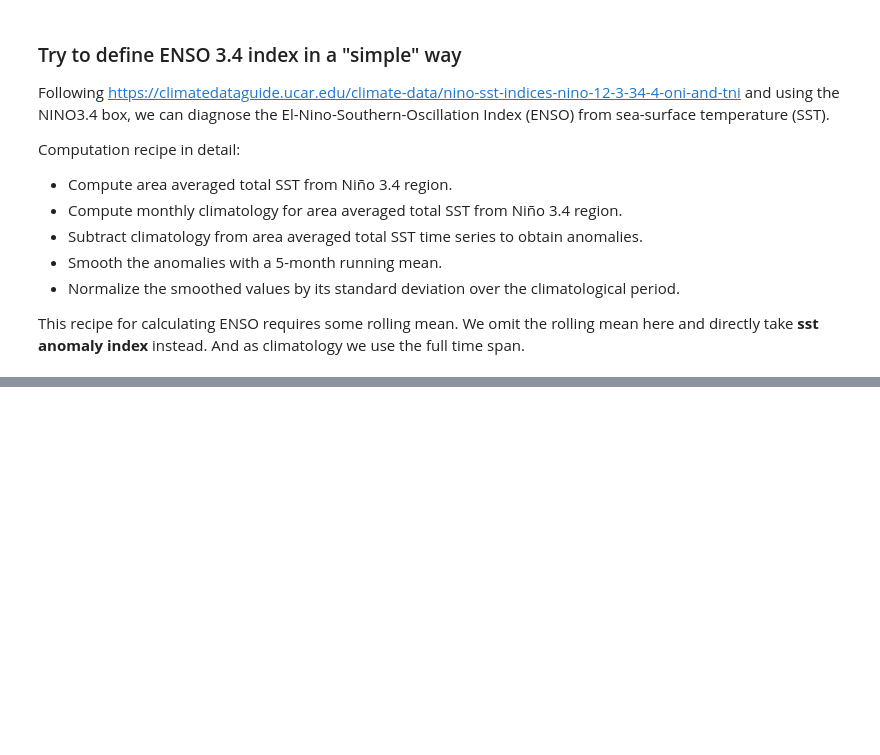
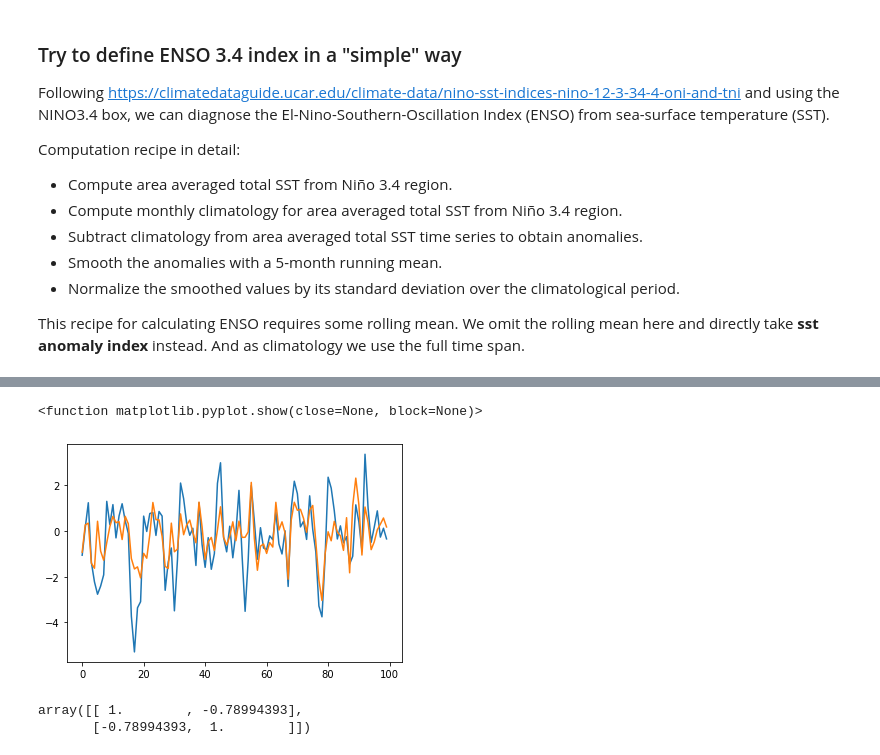
Before and after one commit to MarcoLandtHayen/climate_index_collection, a Jupyter notebook: notebooks/Temp_Marco.ipynb, the cells around one changed output, grey strips where cells are left out. Cells and saved outputs as stored; diff of their text form; code cells hidden in the pictures; blank space fills up the shorter version.

```diff
--- a/notebooks/Temp_Marco.ipynb
+++ b/notebooks/Temp_Marco.ipynb
@@ -88,0 +69,2 @@ ENSO34_CESM = el_nino_southern_oscillation_34(data_set=CESM_alldata, sst_name="s
+# %%
+slp_real = xr.open_dataset("../data/raw/pres.sfc.mon.mean.nc")
@@ -88,0 +91,15 @@ ENSO34_CESM = el_nino_southern_oscillation_34(data_set=CESM_alldata, sst_name="s
+# %%
+nao_station_real = north_atlantic_oscillation_singlefile(data_set=slp_real.pres)
+nao_pc_real = north_atlantic_oscillation_pc_singlefile(data_set=slp_real.pres)
+# %%
+plt.plot(nao_station_real.values[-100:])
+plt.plot(-nao_pc_real.values[-100:])
+plt.show
+# %% [output]
+<function matplotlib.pyplot.show(close=None, block=None)>
+[figure, added]
+# %%
+np.corrcoef(np.stack([nao_station_real.values, nao_pc_real.values]))
+# %% [output]
+array([[ 1.        , -0.78994393],
+       [-0.78994393,  1.        ]])
```
Also changed, not shown: parts of 19 cells of this notebook, 3 other files.
